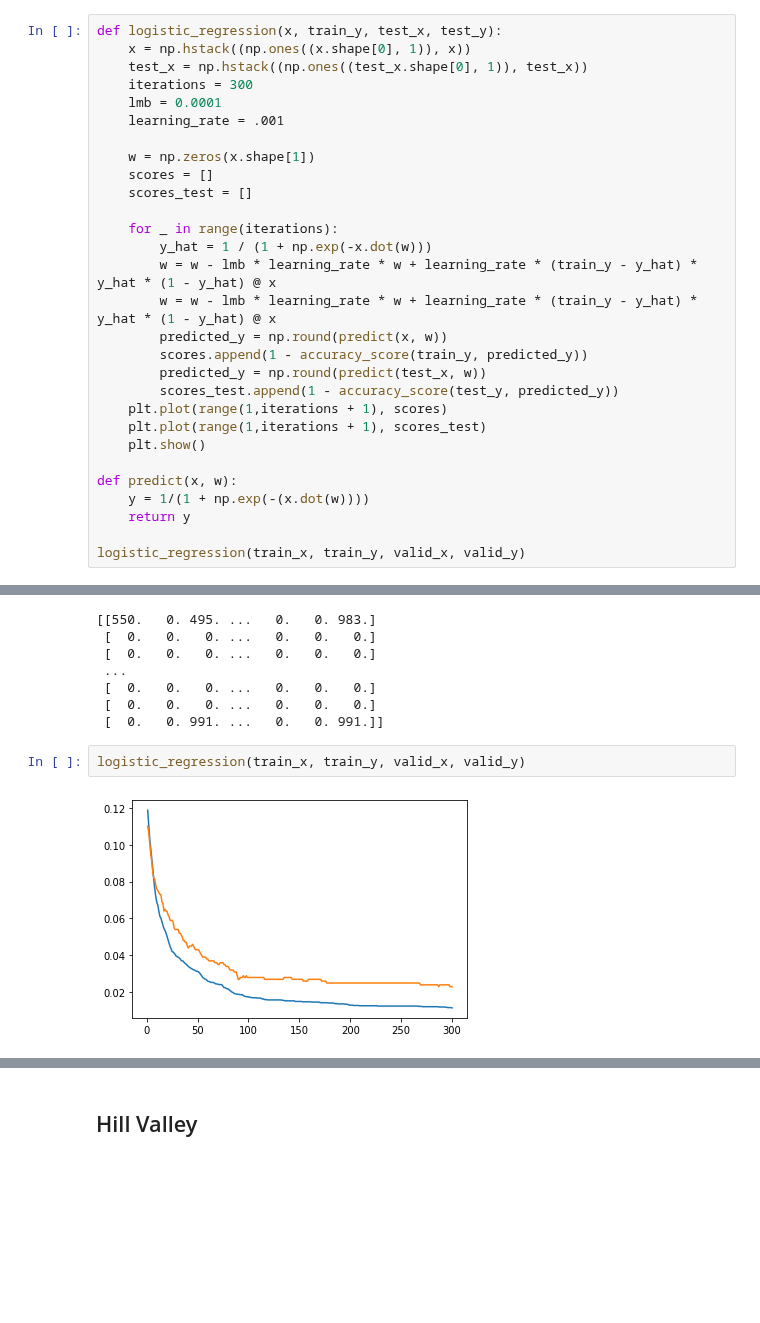
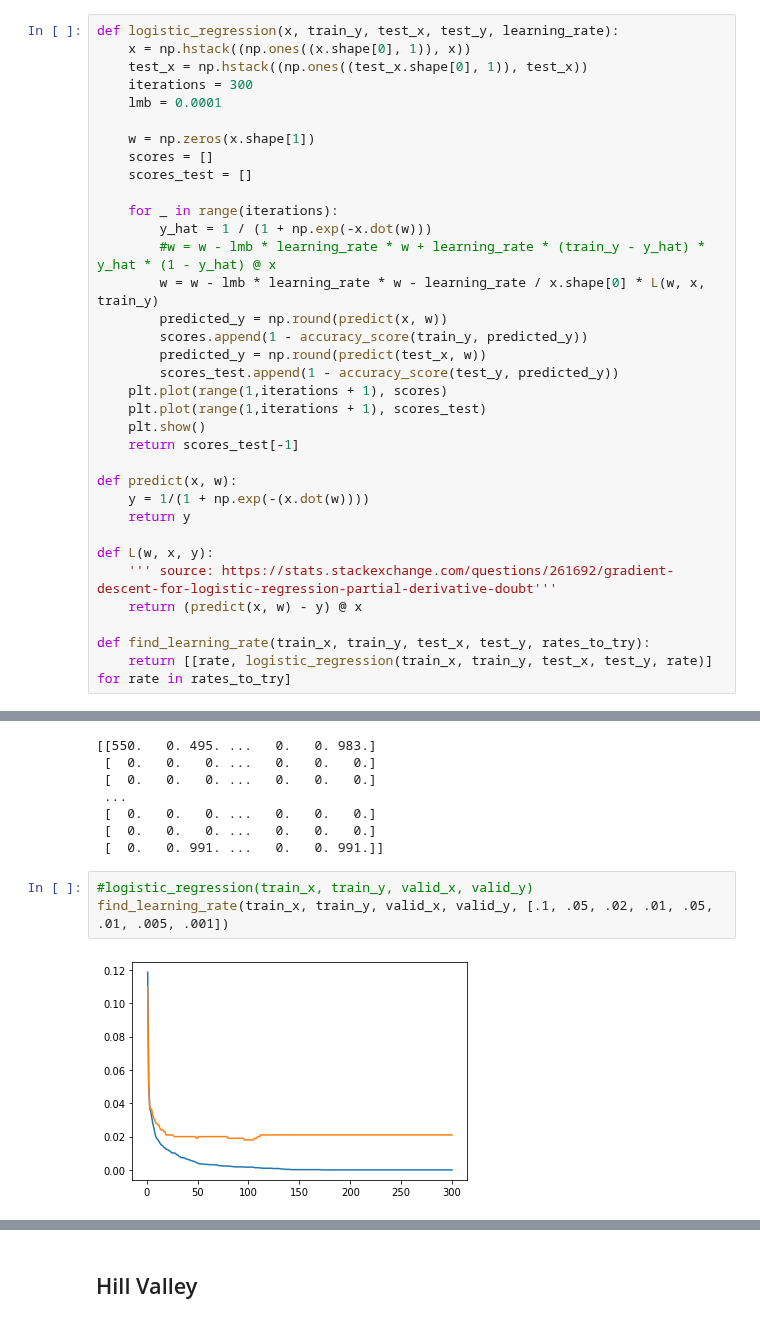
Before and after one commit to Kosaro/MachineLearningAssignments, a Jupyter notebook: Logistic Regression.ipynb, the cells around one changed output, grey strips where cells are left out. Cells and saved outputs as stored; diff of their text form; blank space fills up the shorter version.

Commit message:
Learning rate finder

```diff
--- a/Logistic Regression.ipynb
+++ b/Logistic Regression.ipynb
@@ -80,12 +80,11 @@ def normalize(train, *args):
     return tuple(np.divide(column-mean, standard_deviation, where=standard_deviation!=0)
                  for column in columns)
 # %%
-def logistic_regression(x, train_y, test_x, test_y):
+def logistic_regression(x, train_y, test_x, test_y, learning_rate):
     x = np.hstack((np.ones((x.shape[0], 1)), x))
     test_x = np.hstack((np.ones((test_x.shape[0], 1)), test_x))
     iterations = 300
     lmb = 0.0001
-    learning_rate = .001
 
     w = np.zeros(x.shape[1])
     scores = []
@@ -93,8 +92,8 @@ def logistic_regression(x, train_y, test_x, test_y):
 
     for _ in range(iterations):
         y_hat = 1 / (1 + np.exp(-x.dot(w)))
-        w = w - lmb * learning_rate * w + learning_rate * (train_y - y_hat) * y_hat * (1 - y_hat) @ x
-        w = w - lmb * learning_rate * w + learning_rate * (train_y - y_hat) * y_hat * (1 - y_hat) @ x
+        #w = w - lmb * learning_rate * w + learning_rate * (train_y - y_hat) * y_hat * (1 - y_hat) @ x
+        w = w - lmb * learning_rate * w - learning_rate / x.shape[0] * L(w, x, train_y)
         predicted_y = np.round(predict(x, w))
         scores.append(1 - accuracy_score(train_y, predicted_y))
         predicted_y = np.round(predict(test_x, w))
@@ -102,9 +101,15 @@ def logistic_regression(x, train_y, test_x, test_y):
     plt.plot(range(1,iterations + 1), scores)
     plt.plot(range(1,iterations + 1), scores_test)
     plt.show()
+    return scores_test[-1]
 
 def predict(x, w):
     y = 1/(1 + np.exp(-(x.dot(w))))
     return y
 
-logistic_regression(train_x, train_y, valid_x, valid_y)
+def L(w, x, y):
+    ''' source: https://stats.stackexchange.com/questions/261692/gradient-descent-for-logistic-regression-partial-derivative-doubt'''
+    return (predict(x, w) - y) @ x
+
+def find_learning_rate(train_x, train_y, test_x, test_y, rates_to_try):
+    return [[rate, logistic_regression(train_x, train_y, test_x, test_y, rate)] for rate in rates_to_try]
@@ -125,7 +128,8 @@ valid_y[valid_y==-1] = 0
  [  0.   0.   0. ...   0.   0.   0.]
  [  0.   0.   0. ...   0.   0.   0.]
  [  0.   0. 991. ...   0.   0. 991.]]
-# %%
-logistic_regression(train_x, train_y, valid_x, valid_y)
-# %% [output]
-[figure, removed]
+# %%
+#logistic_regression(train_x, train_y, valid_x, valid_y)
+find_learning_rate(train_x, train_y, valid_x, valid_y, [.1, .05, .02, .01, .05, .01, .005, .001])
+# %% [output]
+[figure, added]
```
Also changed, not shown: parts of 8 cells of this notebook.
